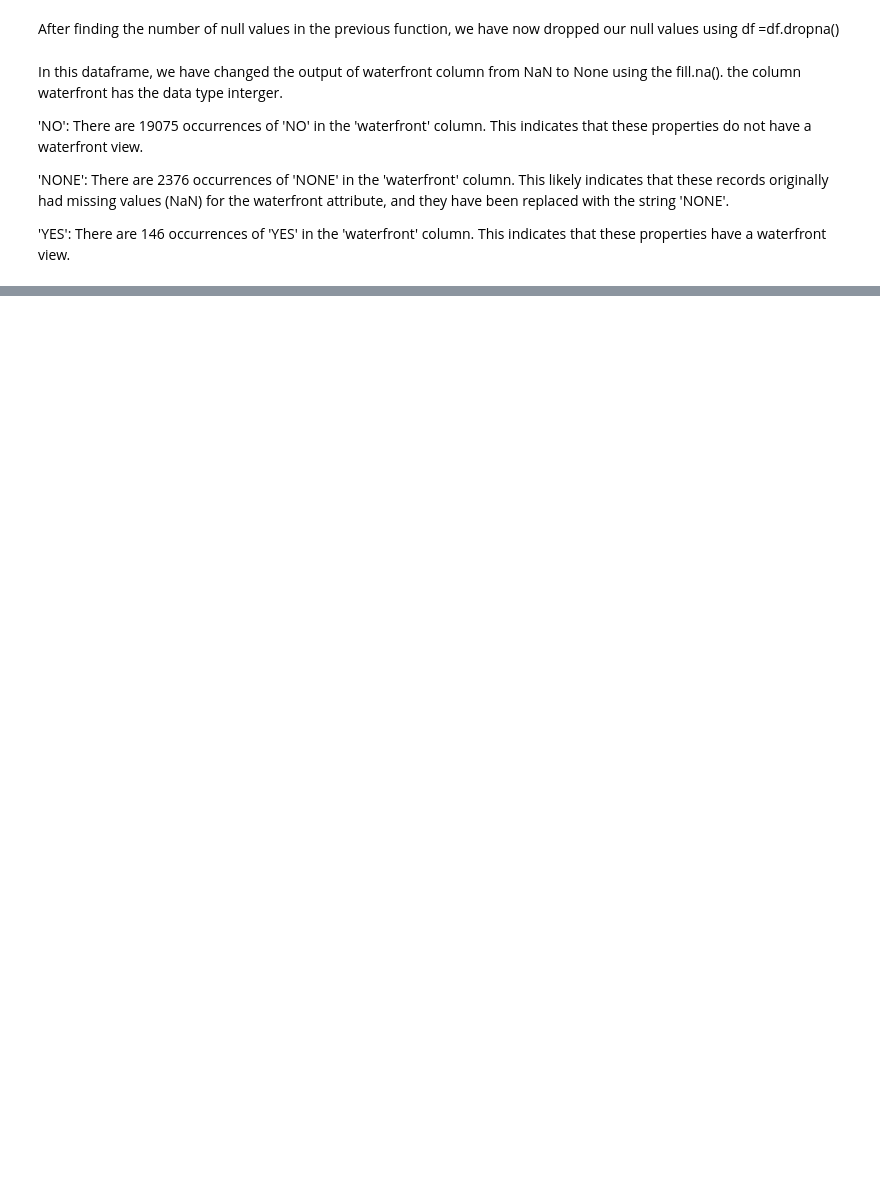
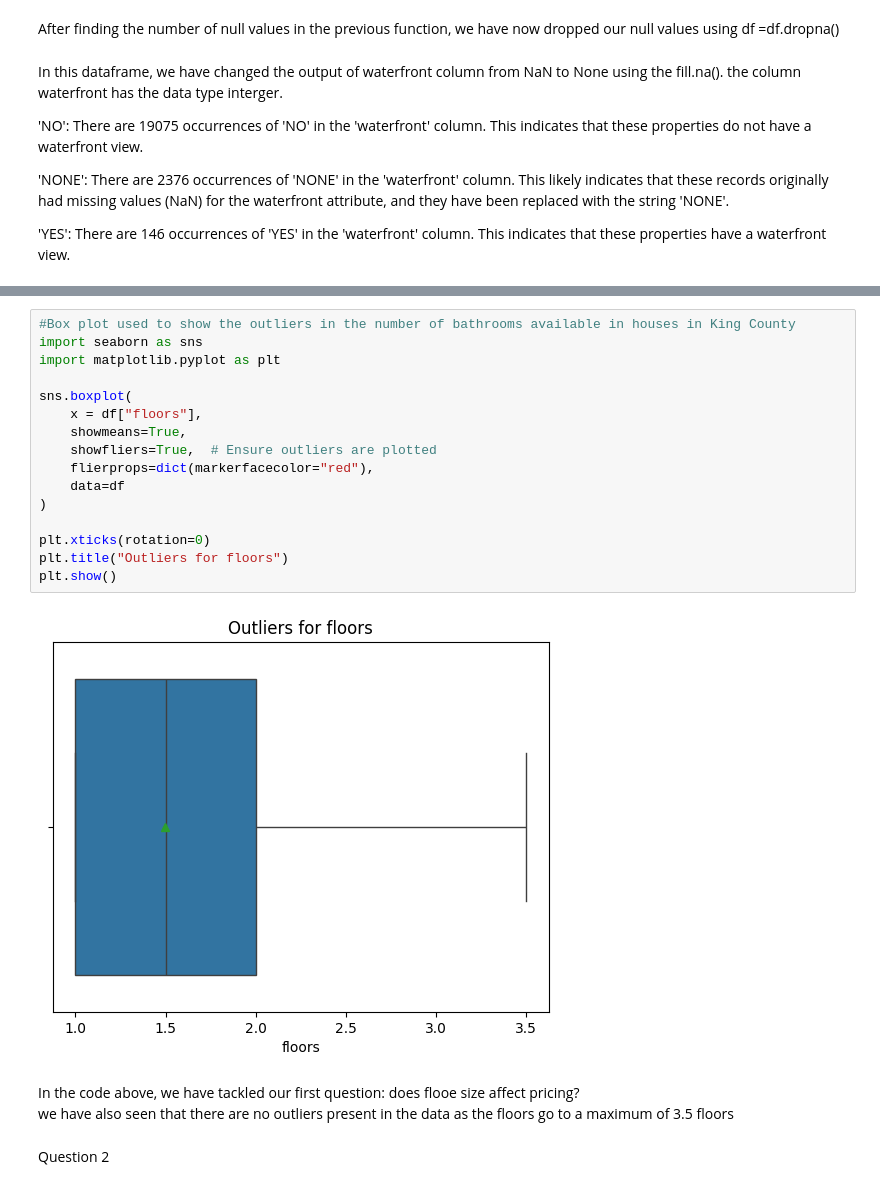
Before and after one commit to Kamaukaguru/Phase2-project-Grp6, a Jupyter notebook: student.ipynb, the cells around one changed output, grey strips where cells are left out. Saved outputs shown, nothing was run; the diff lists cells and outputs as text; blank space fills up the shorter version.

```diff
--- a/student.ipynb
+++ b/student.ipynb
@@ -360,0 +471,23 @@ the column waterfront has the data type interger.
+# %%
+#Box plot used to show the outliers in the number of bathrooms available in houses in King County
+import seaborn as sns
+import matplotlib.pyplot as plt
+
+sns.boxplot(
+    x = df["floors"],
+    showmeans=True,
+    showfliers=True,  # Ensure outliers are plotted
+    flierprops=dict(markerfacecolor="red"),
+    data=df
+)
+
+plt.xticks(rotation=0)
+plt.title("Outliers for floors")
+plt.show()
+# %% [output]
+[figure, added]
+# %% [markdown]
+In the code above, we have tackled our first question: does flooe size affect pricing?
+we have also seen that there are no outliers present in the data as the floors go to a maximum of 3.5 floors
+# %% [markdown]
+Question 2
```
Also changed, not shown: parts of 27 cells of this notebook.
